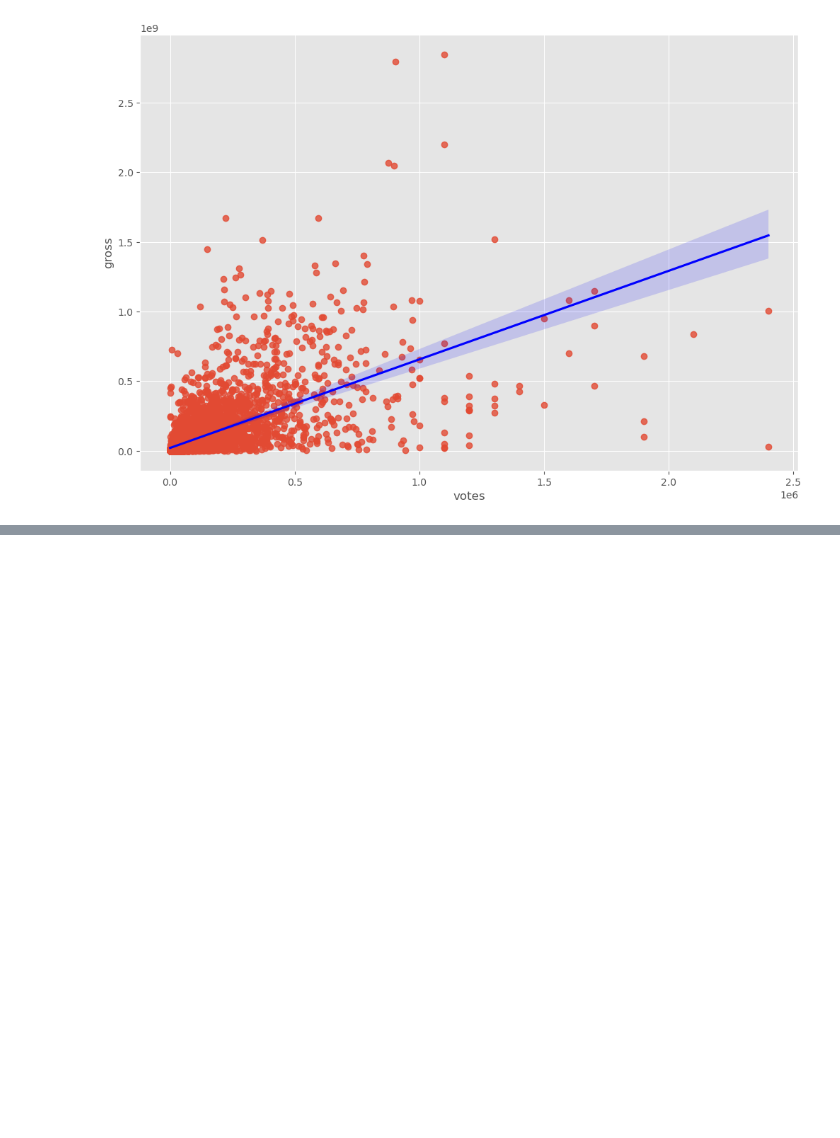
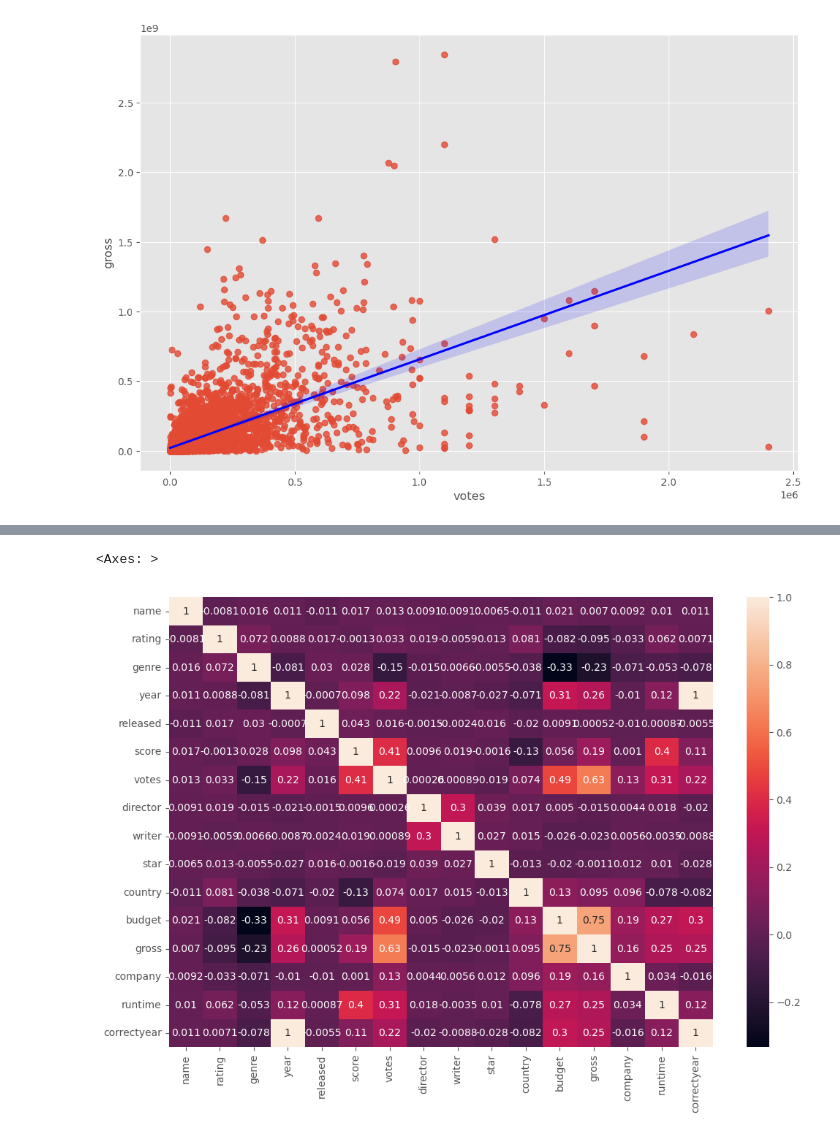
Before and after one commit to nfernandez97/DataPortfolioProject, a Jupyter notebook: Correlation project.ipynb, the cells around one changed output, grey strips where cells are left out. Saved outputs shown, nothing was run; the diff lists cells and outputs as text; code cells hidden in the pictures; blank space fills up the shorter version.

```diff
--- a/Correlation project.ipynb
+++ b/Correlation project.ipynb
@@ -179,3 +166,14 @@ sns.regplot(x='votes', y='gross', data=df, line_kws={'color':'blue'})
 # %% [output]
 <Axes: xlabel='votes', ylabel='gross'>
 [figure]
+# %%
+def mean_norm(df_input):
+  """
+  Funciona para normalizar
+  Parametro:
+    df_input : dataframe que se quiere normalizar
+  """
+  return df_input.apply(lambda x: (x-x.mean())/ x.std(), axis=0)
+# %%
+df_numerized = mean_norm(df_numerized)
+df_numerized.head()
@@ -181,0 +187,5 @@ sns.regplot(x='votes', y='gross', data=df, line_kws={'color':'blue'})
+# %%
+sns.heatmap(df_numerized.corr(), annot=True)
+# %% [output]
+<Axes: >
+[figure, added]
```
Also changed, not shown: parts of 10 cells of this notebook.
